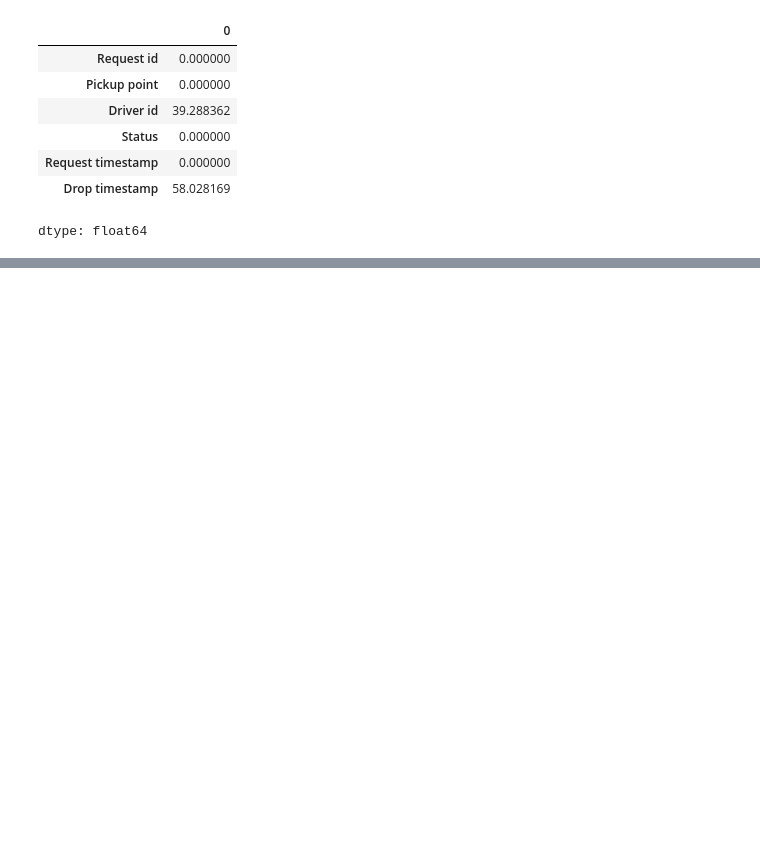
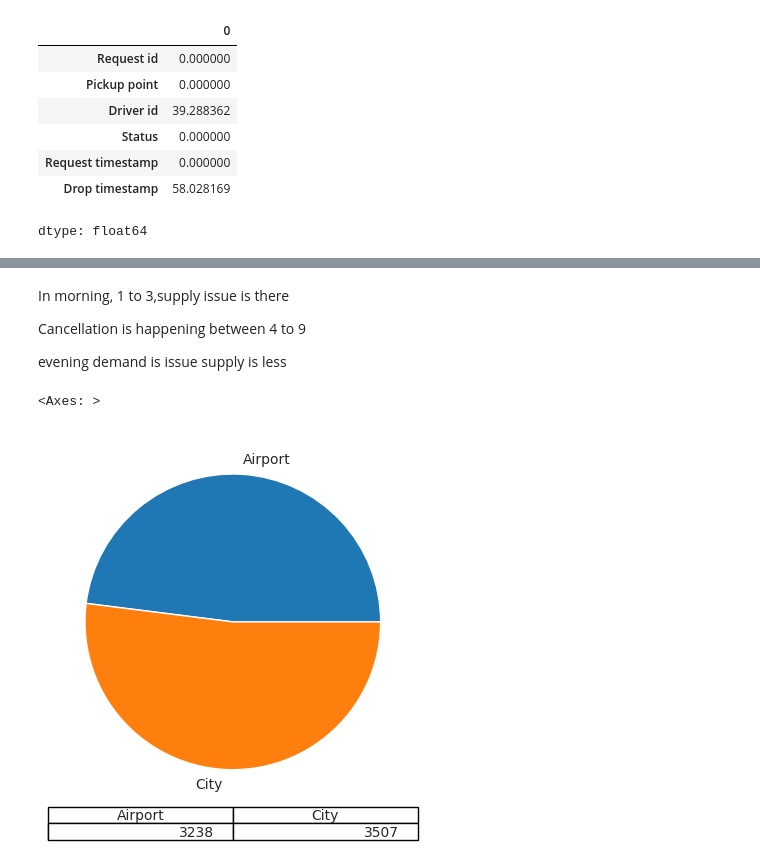
Before and after one commit to sr606/Python-Practice, a Jupyter notebook: RCA2.ipynb, the cells around one changed output, grey strips where cells are left out. Drawn from its saved outputs; the diff is of its cells as text; code cells hidden in the pictures; blank space fills up the shorter version.

```diff
--- a/RCA2.ipynb
+++ b/RCA2.ipynb
@@ -90,0 +132,15 @@ dtype: int64
+# %% [markdown]
+In morning, 1 to 3,supply issue is there
+
+
+
+Cancellation is happening between 4 to 9
+
+
+
+evening demand is issue supply is less
+# %%
+df.groupby(['Pickup point']).size().plot(kind ='pie', stacked = True, table = True)
+# %% [output]
+<Axes: >
+[figure, added]
```
Also changed, not shown: parts of 15 cells of this notebook.
